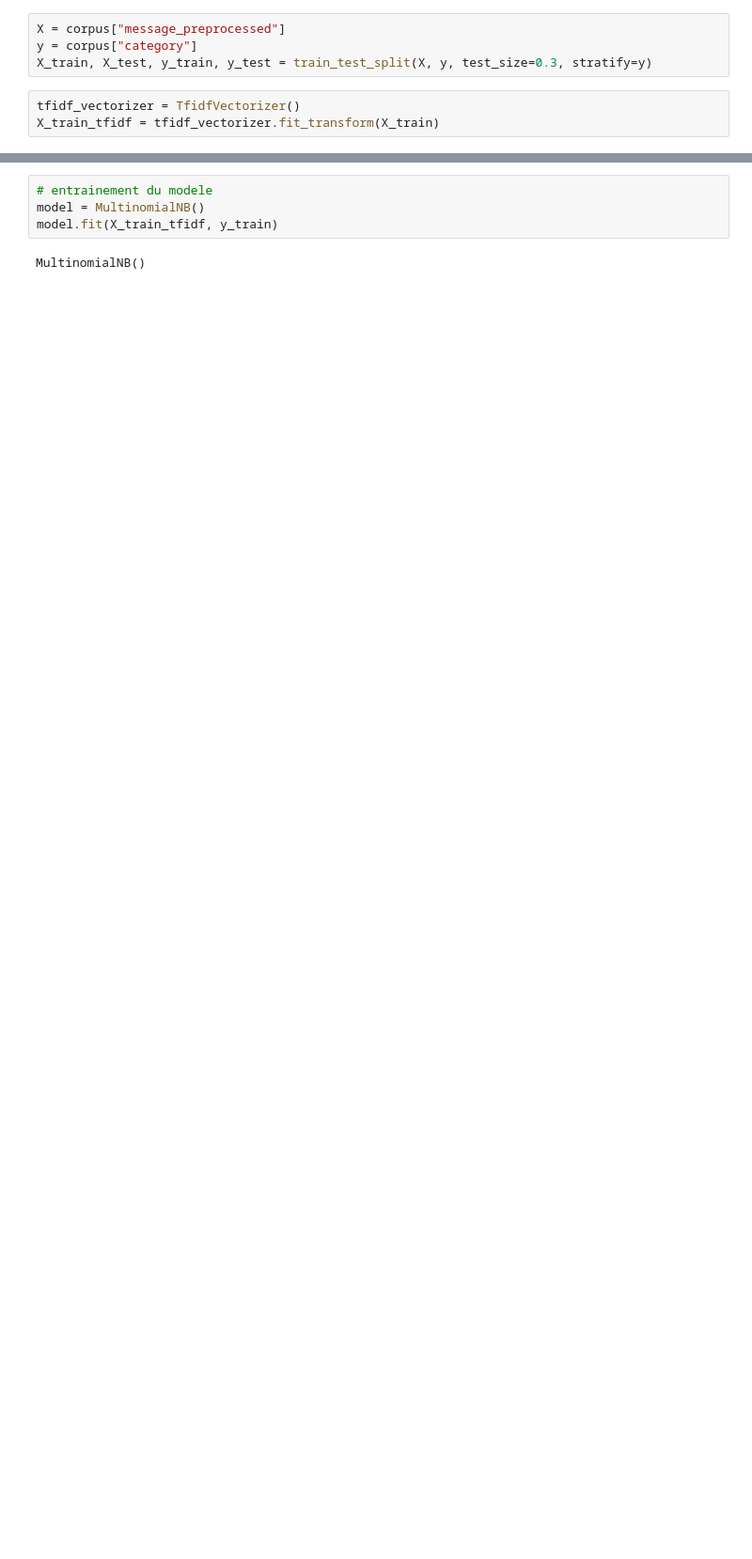
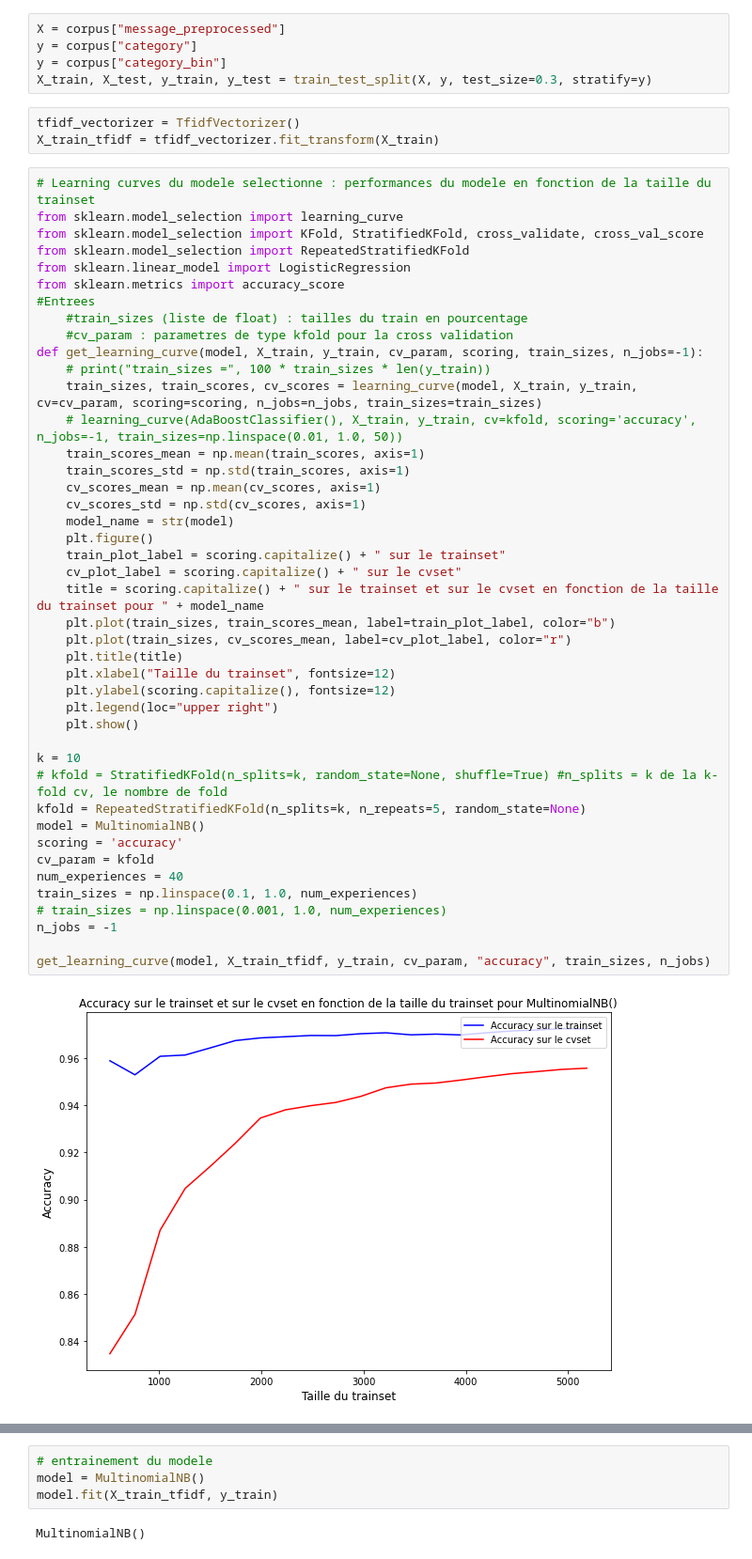
Before and after one commit to lolodino77/classification_texte_articles, a Jupyter notebook: 2_a_naive_bayes_classifier.ipynb, the cells around one changed output, grey strips where cells are left out. Shown: that part at 94% size. Drawn from its saved outputs; the diff is of its cells as text; blank space fills up the shorter version.

Commit message:
learning curves, confusion matrix, roc curve, auc ok

```diff
--- a/2_a_naive_bayes_classifier.ipynb
+++ b/2_a_naive_bayes_classifier.ipynb
@@ -43,7 +45,53 @@ corpus
 # %%
 X = corpus["message_preprocessed"]
 y = corpus["category"]
+y = corpus["category_bin"]
 X_train, X_test, y_train, y_test = train_test_split(X, y, test_size=0.3, stratify=y)
 # %%
 tfidf_vectorizer = TfidfVectorizer()
 X_train_tfidf = tfidf_vectorizer.fit_transform(X_train)
+# %%
+# Learning curves du modele selectionne : performances du modele en fonction de la taille du trainset
+from sklearn.model_selection import learning_curve
+from sklearn.model_selection import KFold, StratifiedKFold, cross_validate, cross_val_score
+from sklearn.model_selection import RepeatedStratifiedKFold
+from sklearn.linear_model import LogisticRegression
+from sklearn.metrics import accuracy_score
+#Entrees
+    #train_sizes (liste de float) : tailles du train en pourcentage
+    #cv_param : parametres de type kfold pour la cross validation
+def get_learning_curve(model, X_train, y_train, cv_param, scoring, train_sizes, n_jobs=-1):
+    # print("train_sizes =", 100 * train_sizes * len(y_train))
+    train_sizes, train_scores, cv_scores = learning_curve(model, X_train, y_train, cv=cv_param, scoring=scoring, n_jobs=n_jobs, train_sizes=train_sizes)
+    # learning_curve(AdaBoostClassifier(), X_train, y_train, cv=kfold, scoring='accuracy', n_jobs=-1, train_sizes=np.linspace(0.01, 1.0, 50))
+    train_scores_mean = np.mean(train_scores, axis=1)
+    train_scores_std = np.std(train_scores, axis=1)
+    cv_scores_mean = np.mean(cv_scores, axis=1)
+    cv_scores_std = np.std(cv_scores, axis=1)
+    model_name = str(model)
+    plt.figure()
+    train_plot_label = scoring.capitalize() + " sur le trainset"
+    cv_plot_label = scoring.capitalize() + " sur le cvset"
+    title = scoring.capitalize() + " sur le trainset et sur le cvset en fonction de la taille du trainset pour " + model_name
+    plt.plot(train_sizes, train_scores_mean, label=train_plot_label, color="b")
+    plt.plot(train_sizes, cv_scores_mean, label=cv_plot_label, color="r")
+    plt.title(title)
+    plt.xlabel("Taille du trainset", fontsize=12)
+    plt.ylabel(scoring.capitalize(), fontsize=12)
+    plt.legend(loc="upper right")
+    plt.show()
+
+k = 10
+# kfold = StratifiedKFold(n_splits=k, random_state=None, shuffle=True) #n_splits = k de la k-fold cv, le nombre de fold
+kfold = RepeatedStratifiedKFold(n_splits=k, n_repeats=5, random_state=None)
+model = MultinomialNB()
+scoring = 'accuracy'
+cv_param = kfold
+num_experiences = 40
+train_sizes = np.linspace(0.1, 1.0, num_experiences)
+# train_sizes = np.linspace(0.001, 1.0, num_experiences)
+n_jobs = -1
+
+get_learning_curve(model, X_train_tfidf, y_train, cv_param, "accuracy", train_sizes, n_jobs)
+# %% [output]
+[figure, added]
```
Also changed, not shown: parts of 8 cells of this notebook, 8 other files.
